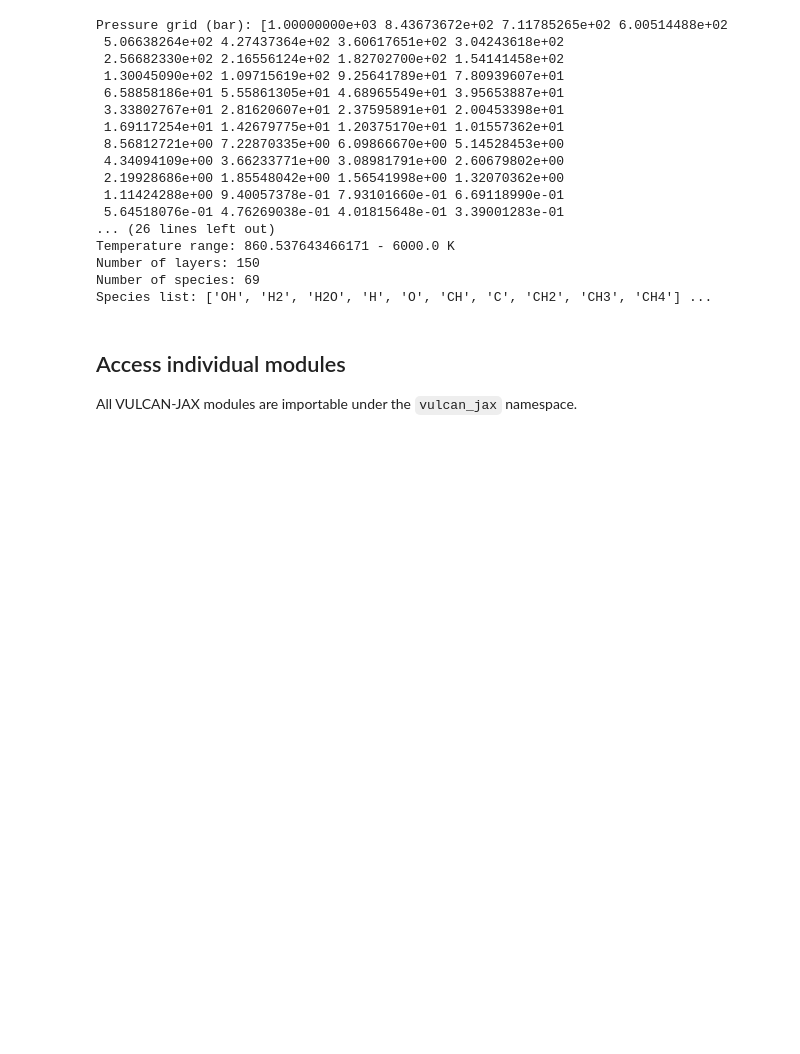
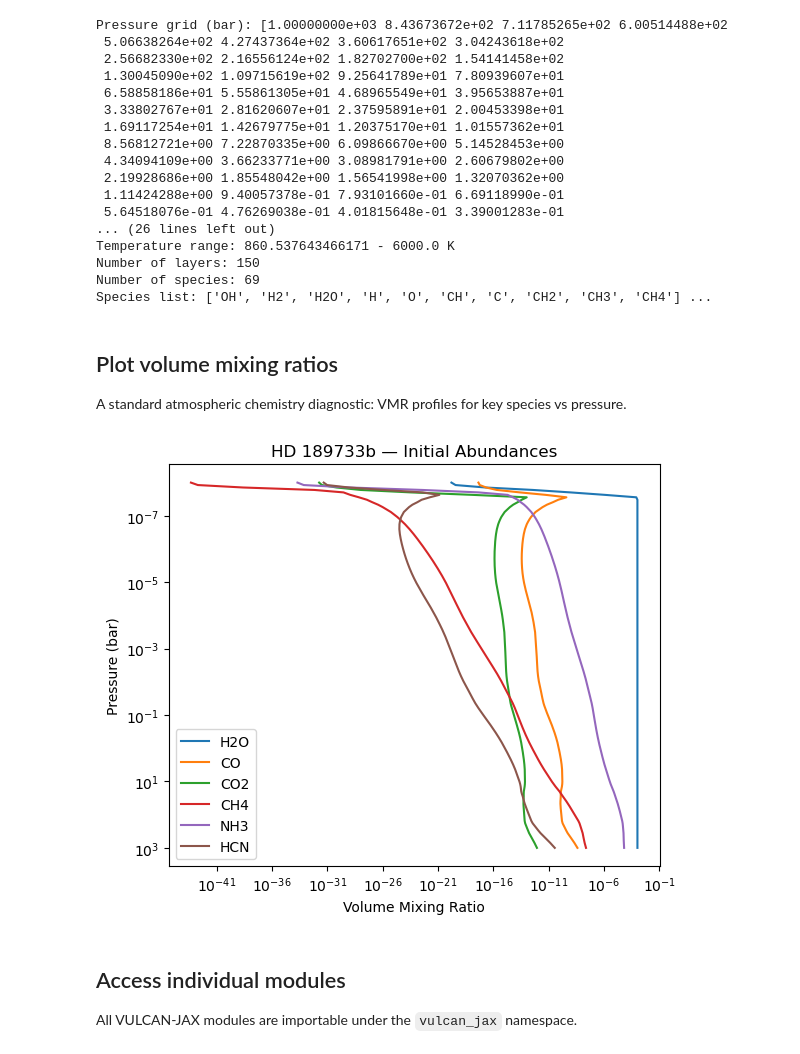
Before and after one commit to imalsky/jax-vulcan, a Jupyter notebook: examples/quickstart.ipynb, the cells around one changed output. Saved outputs shown, nothing was run; the diff lists cells and outputs as text; code cells hidden in the pictures; blank space fills up the shorter version.

```diff
--- a/examples/quickstart.ipynb
+++ b/examples/quickstart.ipynb
@@ -72,6 +72,35 @@ Temperature range: 860.537643466171 - 6000.0 K
 Number of layers: 150
 Number of species: 69
 Species list: ['OH', 'H2', 'H2O', 'H', 'O', 'CH', 'C', 'CH2', 'CH3', 'CH4'] ...
+# %% [markdown]
+## Plot volume mixing ratios
+
+A standard atmospheric chemistry diagnostic: VMR profiles for key species vs pressure.
+# %%
+import matplotlib.pyplot as plt
+
+species_to_plot = ["H2O", "CO", "CO2", "CH4", "NH3", "HCN"]
+spec_list = vulcan_jax.chem_funs.spec_list
+
+pressure_bar = np.asarray(rs.atm.pco) / 1e6
+ymix = np.asarray(rs.step.ymix)
+
+fig, ax = plt.subplots(figsize=(6, 5))
+for sp in species_to_plot:
+    idx = spec_list.index(sp)
+    ax.plot(ymix[:, idx], pressure_bar, label=sp)
+
+ax.set_xscale("log")
+ax.set_yscale("log")
+ax.invert_yaxis()
+ax.set_xlabel("Volume Mixing Ratio")
+ax.set_ylabel("Pressure (bar)")
+ax.set_title("HD 189733b — Initial Abundances")
+ax.legend(loc="lower left")
+plt.tight_layout()
+plt.show()
+# %% [output]
+[figure, added]
 # %% [markdown]
 ## Access individual modules
 
```
Also changed, not shown: parts of 1 cell of this notebook, 20 other files.
